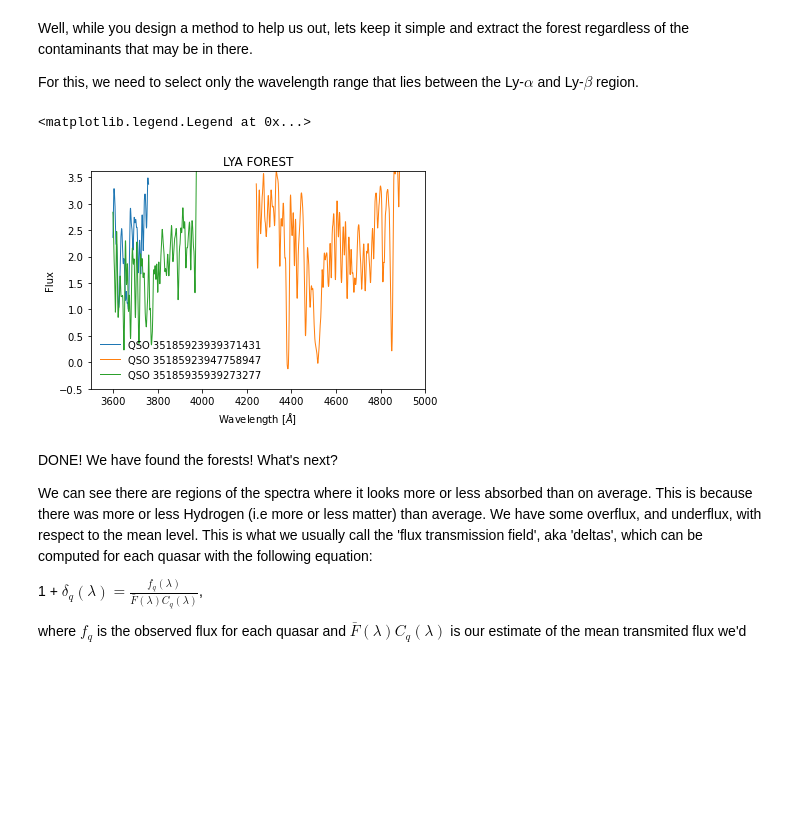
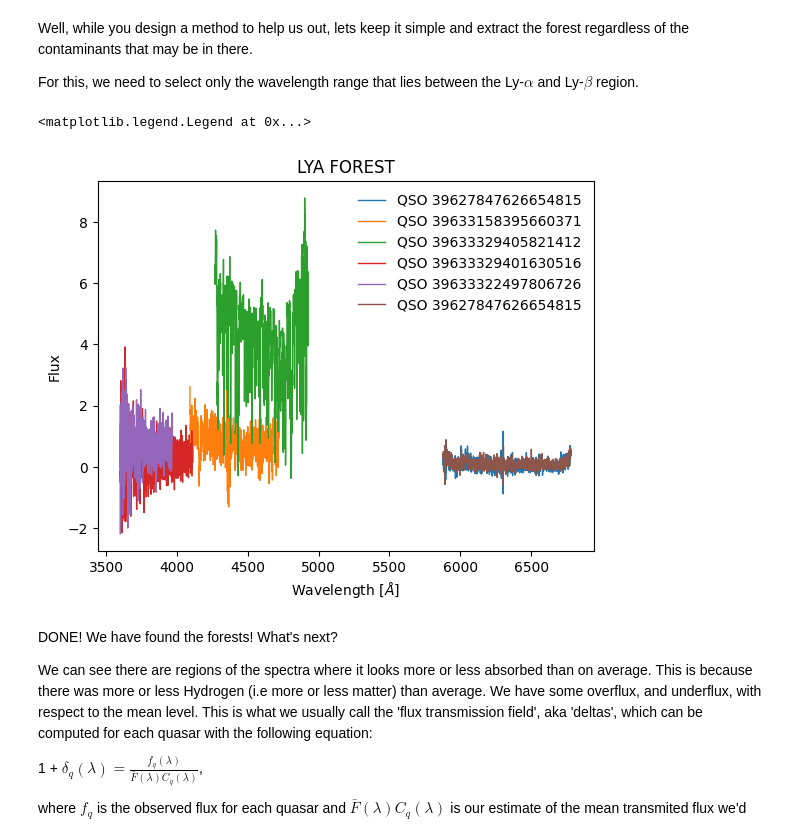
Before and after one commit to alxogm/ICF2024_lya, a Jupyter notebook: Lymanalphaforest_explorers.ipynb, the cells around one changed output. Saved outputs shown, nothing was run; the diff lists cells and outputs as text; code cells hidden in the pictures; blank space fills up the shorter version.

```diff
--- a/Lymanalphaforest_explorers.ipynb
+++ b/Lymanalphaforest_explorers.ipynb
@@ -19,3 +28,5 @@ from   io                      import  BytesIO
+# %%
+client = SparclClient()
 # %%
 
 def cutout(ax, ra, dec,scale=0.5):
@@ -93 +98,6 @@ spectra     = Table.read('desihigh/student_andes/coadd-qso-68002-20200315.fits')
+# %%
+#TRGETID list=39633329405821412,39633158395660371
+spectra = client.retrieve_by_specid([39627847626654815, 39633329401630516,39633329405821412,39633158395660371,39633322497806726,],
+    include=['wavelength', 'flux', 'ivar', 'model', 'wave_sigma','spectype','redshift','targetid','exptime'])
+spec = spectra.records
 # %%
@@ -175,28 +193,24 @@ Well, while you design a method to help us out, lets keep it simple and extract
 
 For this, we need to select only the wavelength range that lies between the Ly-$\alpha$ and Ly-$\beta$ region.
 # %%
-for i, tid in enumerate(lya_redshifts['TARGETID']):
-    redshift = redshifts['Z'][i]
-    tmp=spectra['TARGET{:d}'.format(tid)].copy()
-    wave_cut=(spectra['WAVELENGTH']>(1. + redshift) * lambda_min) & (spectra['WAVELENGTH']<(1. + redshift) * lambda_max)
+for _spec in spec:
+    tmp=_spec.wavelength.copy()
+
+    wave_cut=(_spec.wavelength>(1. + _spec.redshift) * lambda_min) & (_spec.wavelength<(1. + _spec.redshift) * lambda_max)
     tmp[~wave_cut]=np.nan
-    spectra['FOREST{:d}'.format(tid)]=tmp
+    _spec.wavelength=tmp
 # %%
-for i, tid in enumerate(lya_redshifts['TARGETID']):
-    redshift = redshifts['Z'][i]
-    plt.plot(spectra['WAVELENGTH'], spectra['FOREST{:d}'.format(tid)], lw=1, label=f'QSO {tid}')
+for _spec in spec:
+    redshift = _spec.redshift
+    plt.plot(_spec.wavelength, _spec.flux, lw=1, label=f'QSO {_spec.targetid}')
     plt.title("LYA FOREST")
-    xmin,xmax=min(spectra[spectra['FOREST{:d}'.format(tid)]!=0]["WAVELENGTH"]),min(spectra[spectra['FOREST{:d}'.format(tid)]!=0]["WAVELENGTH"])
-
-    plt.ylim(bottom=-0.5)
     plt.ylabel('Flux')
     plt.xlabel(r'Wavelength [$\AA$]')
 
-plt.xlim(3500,5000)
 plt.legend(frameon=False)
 # %% [output]
 <matplotlib.legend.Legend at 0x...>
-[figure, old version]
+[figure, new version]
 # %% [markdown]
 DONE!  We have found the forests! What's next?
 
```
Also changed, not shown: parts of 12 cells of this notebook.
